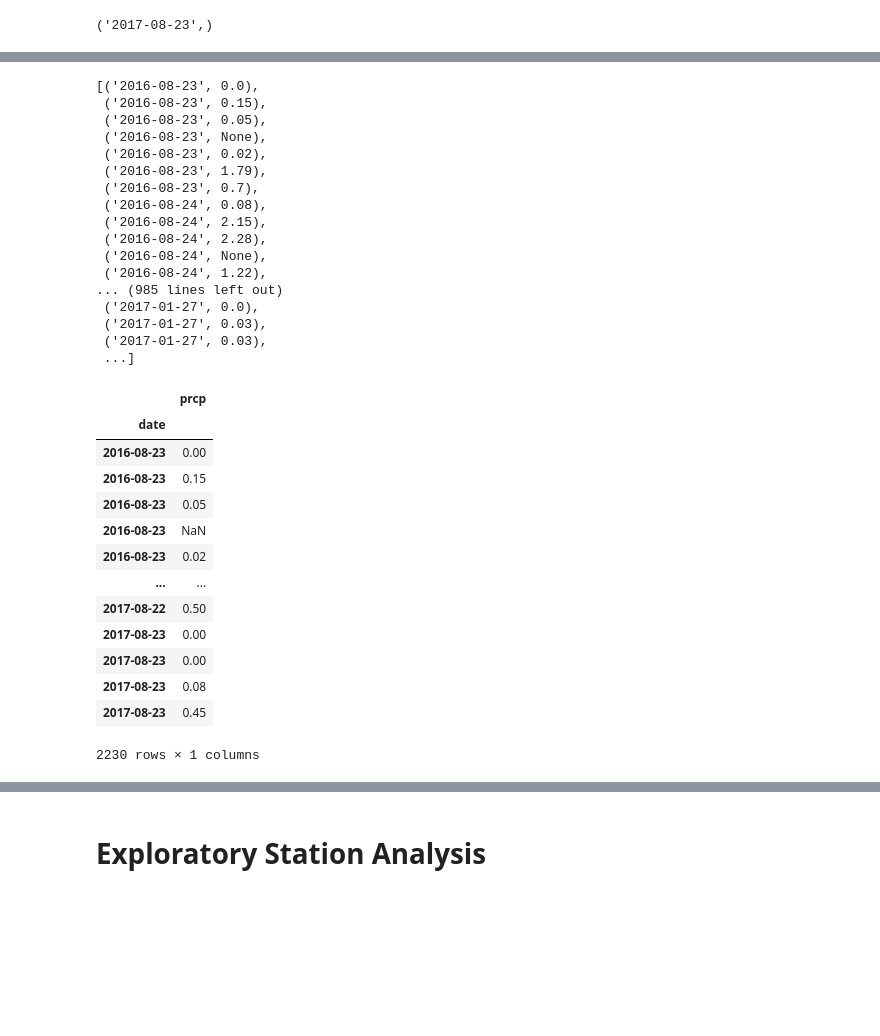
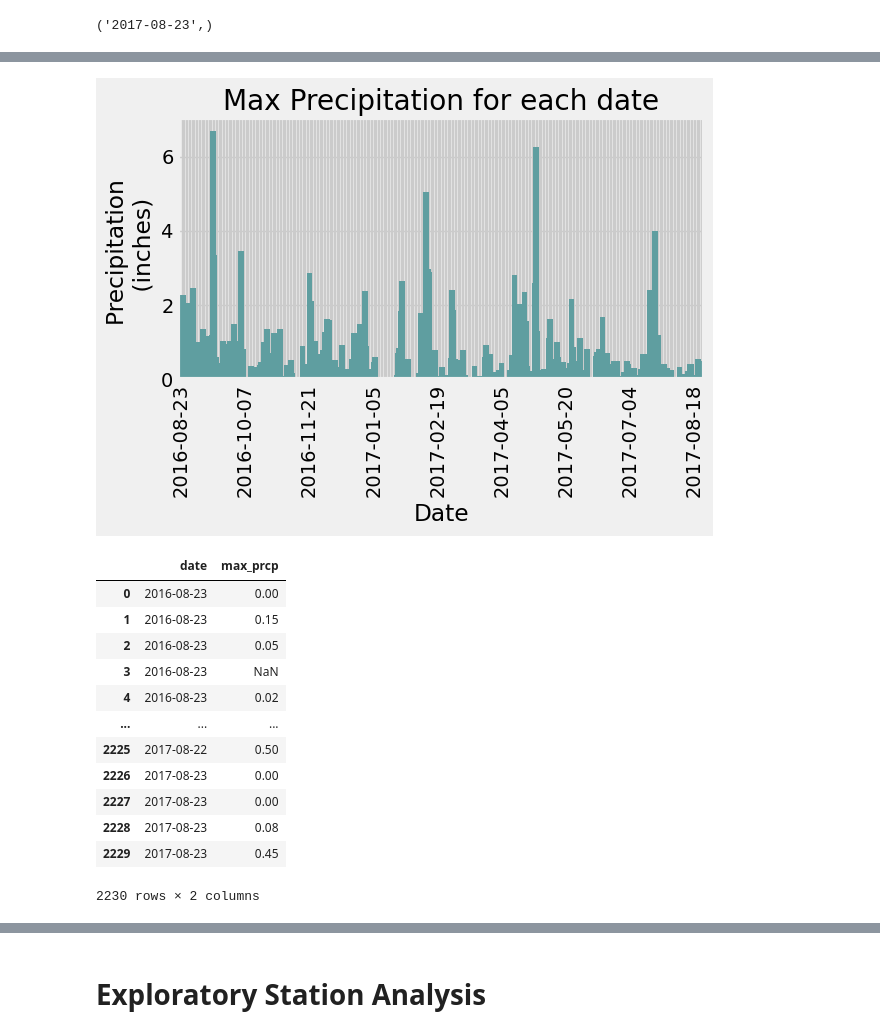
Before and after one commit to armannphd/sqlalchemy-challenge, a Jupyter notebook: climate_starter-Copy6.ipynb, the cells around one changed output, grey strips where cells are left out. Cells and saved outputs as stored; diff of their text form; code cells hidden in the pictures; blank space fills up the shorter version.

```diff
--- a/climate_starter-Copy6.ipynb
+++ b/climate_starter-Copy6.ipynb
@@ -48,47 +81,51 @@ query_recent_date
+# %%
+# define the dataframe and set index to date
+max_prcp_df = pd.DataFrame(max_prcp, columns=['date', 'max_prcp'])
+max_prcp_df.set_index('date', inplace=True)
+
+# plot the bar chart
+ax = max_prcp_df.plot(kind='bar', width=4, color='cadetblue', align = 'center')
+xticks = ax.xaxis.get_major_ticks()
+
+# include parameters so tick marks on x axis do not appear blurred
+for i,tick in enumerate(xticks):
+    if i%45 != 0:
+        tick.label1.set_visible(False)
+
+# parameters for plot
+ax.get_legend().remove()
+plt.title("Max Precipitation for each date")
+plt.xlabel("Date")
+plt.ylabel("Precipitation \n (inches)")
+plt.tight_layout()
+
+plt.show()
+# %% [output]
+[figure, added]
 # %%
+# analysis of precipitation for all points for each date
 year_ago_date = dt.datetime(2016, 8, 22)
 
 
-prcp_data = [Measurement.date, Measurement.prcp]
+all_prcp_data = [Measurement.date, Measurement.prcp]
 
-recent_year = session.query(*prcp_data).\
+all_prcp = session.query(*all_prcp_data).\
     filter(Measurement.date > year_ago_date).\
     order_by(Measurement.date).all()
 
-recent_year
+all_prcp_df = pd.DataFrame(all_prcp, columns=['date', 'max_prcp'])
+all_prcp_df
 # %% [output]
+|  | date | max_prcp |
+| 0 | 2016-08-23 | 0.00 |
+| 1 | 2016-08-23 | 0.15 |
+| 2 | 2016-08-23 | 0.05 |
+| 3 | 2016-08-23 | NaN |
+| 4 | 2016-08-23 | 0.02 |
+| ... | ... | ... |
+| 2225 | 2017-08-22 | 0.50 |
+| 2226 | 2017-08-23 | 0.00 |
+| 2227 | 2017-08-23 | 0.00 |
+| 2228 | 2017-08-23 | 0.08 |
+| 2229 | 2017-08-23 | 0.45 |
-[('2016-08-23', 0.0),
- ('2016-08-23', 0.15),
- ('2016-08-23', 0.05),
- ('2016-08-23', None),
- ('2016-08-23', 0.02),
- ('2016-08-23', 1.79),
- ('2016-08-23', 0.7),
- ('2016-08-24', 0.08),
- ('2016-08-24', 2.15),
- ('2016-08-24', 2.28),
- ('2016-08-24', None),
- ('2016-08-24', 1.22),
-... (985 lines left out)
- ('2017-01-27', 0.0),
- ('2017-01-27', 0.03),
- ('2017-01-27', 0.03),
- ...]
+2230 rows × 2 columns
-# %%
-recent_year_df = pd.DataFrame(recent_year).set_index("date")
-recent_year_df
-# %% [output]
-|  | prcp |
-| date |  |
-| 2016-08-23 | 0.00 |
-| 2016-08-23 | 0.15 |
-| 2016-08-23 | 0.05 |
-| 2016-08-23 | NaN |
-| 2016-08-23 | 0.02 |
-| ... | ... |
-| 2017-08-22 | 0.50 |
-| 2017-08-23 | 0.00 |
-| 2017-08-23 | 0.00 |
-| 2017-08-23 | 0.08 |
-| 2017-08-23 | 0.45 |
-2230 rows × 1 columns
```
Also changed, not shown: parts of 8 cells of this notebook.
